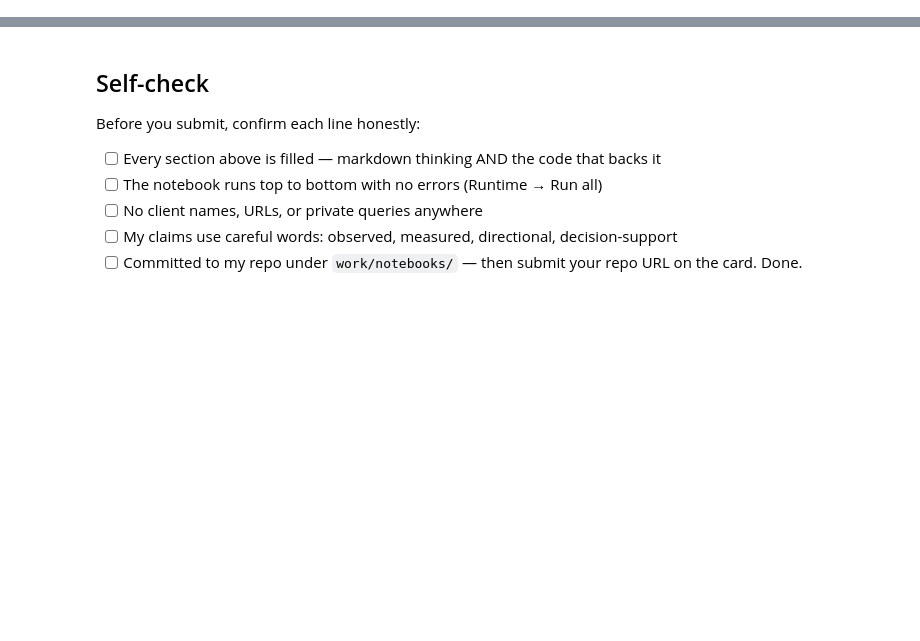
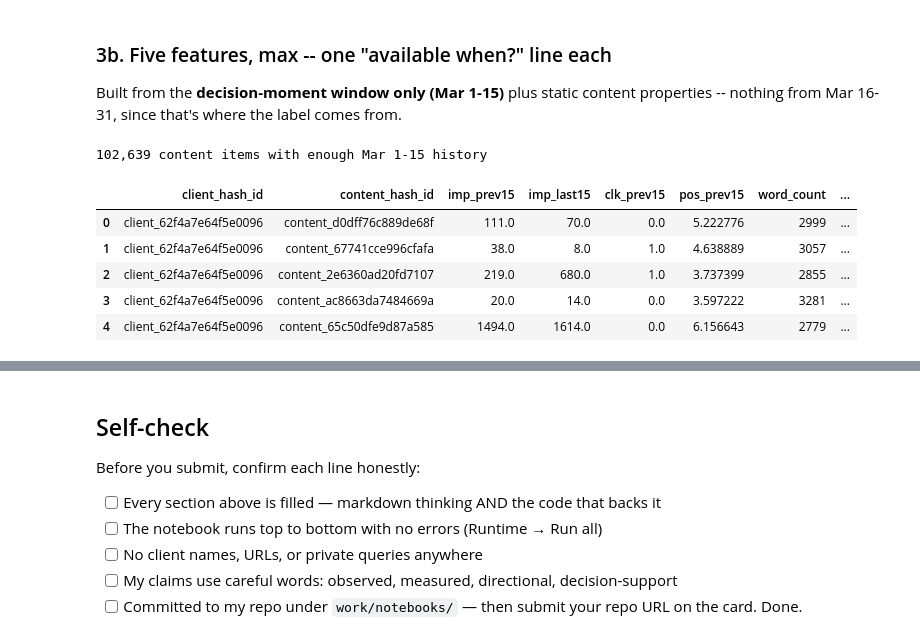
Before and after one commit to Danishh-ux/flyrank-ml-internship, a Jupyter notebook: work/notebooks/w03_data_contract.ipynb, the cells around one changed output, grey strips where cells are left out. Cells and saved outputs as stored; diff of their text form; code cells hidden in the pictures; blank space fills up the shorter version.

```diff
--- a/work/notebooks/w03_data_contract.ipynb
+++ b/work/notebooks/w03_data_contract.ipynb
@@ -36,0 +191,43 @@ This skeleton is yours to fill. Work the sections **in order** — each one has
+# %% [markdown]
+### 3b. Five features, max -- one "available when?" line each
+
+Built from the **decision-moment window only (Mar 1-15)** plus static content properties --
+nothing from Mar 16-31, since that's where the label comes from.
+# %%
+features = con.sql(f"""
+    WITH windowed AS (
+        SELECT
+            f.client_hash_id, f.content_hash_id,
+            SUM(CASE WHEN f.report_date <  DATE '2026-03-16' THEN f.gsc_impressions ELSE 0 END) AS imp_prev15,
+            SUM(CASE WHEN f.report_date >= DATE '2026-03-16' THEN f.gsc_impressions ELSE 0 END) AS imp_last15,
+            SUM(CASE WHEN f.report_date <  DATE '2026-03-16' THEN f.gsc_clicks ELSE 0 END)      AS clk_prev15,
+            AVG(CASE WHEN f.report_date <  DATE '2026-03-16' THEN f.gsc_avg_position END)       AS pos_prev15
+        FROM {TABLES['fact_march']} f
+        WHERE f.ga4_data_available IS TRUE OR f.ga4_data_available IS NULL
+        GROUP BY 1, 2
+    )
+    SELECT w.*, c.word_count, c.content_type,
+           DATE_DIFF('day', c.content_created_date, DATE '2026-03-16') AS content_age_days_at_decision
+    FROM windowed w
+    JOIN {TABLES['dim_content']} c ON c.content_hash_id = w.content_hash_id
+    WHERE w.imp_prev15 >= 5   -- minimum volume floor, keeps pure noise out
+""").df()
+
+print(f"{len(features):,} content items with enough Mar 1-15 history")
+features.head()
+
+# Feature notes -- "available at the decision moment (Mar 16) because...":
+# 1. imp_prev15   -- already observed search impressions from BEFORE Mar 16
+# 2. clk_prev15   -- already observed clicks from BEFORE Mar 16
+# 3. pos_prev15   -- already observed average position from BEFORE Mar 16
+# 4. word_count   -- a static content property, true regardless of which day I ask
+# 5. content_age_days_at_decision -- derived only from content_created_date (in the past)
+#    and the fixed decision date Mar 16; needs no future information at all
+# %% [output]
+102,639 content items with enough Mar 1-15 history
+|  | client_hash_id | content_hash_id | imp_prev15 | imp_last15 | clk_prev15 | pos_prev15 | word_count | ... |
+| 0 | client_62f4a7e64f5e0096 | content_d0dff76c889de68f | 111.0 | 70.0 | 0.0 | 5.222776 | 2999 | ... |
+| 1 | client_62f4a7e64f5e0096 | content_67741cce996cfafa | 38.0 | 8.0 | 1.0 | 4.638889 | 3057 | ... |
+| 2 | client_62f4a7e64f5e0096 | content_2e6360ad20fd7107 | 219.0 | 680.0 | 1.0 | 3.737399 | 2855 | ... |
+| 3 | client_62f4a7e64f5e0096 | content_ac8663da7484669a | 20.0 | 14.0 | 0.0 | 3.597222 | 3281 | ... |
+| 4 | client_62f4a7e64f5e0096 | content_65c50dfe9d87a585 | 1494.0 | 1614.0 | 0.0 | 6.156643 | 2779 | ... |
```
Also changed, not shown: parts of 22 cells of this notebook.
